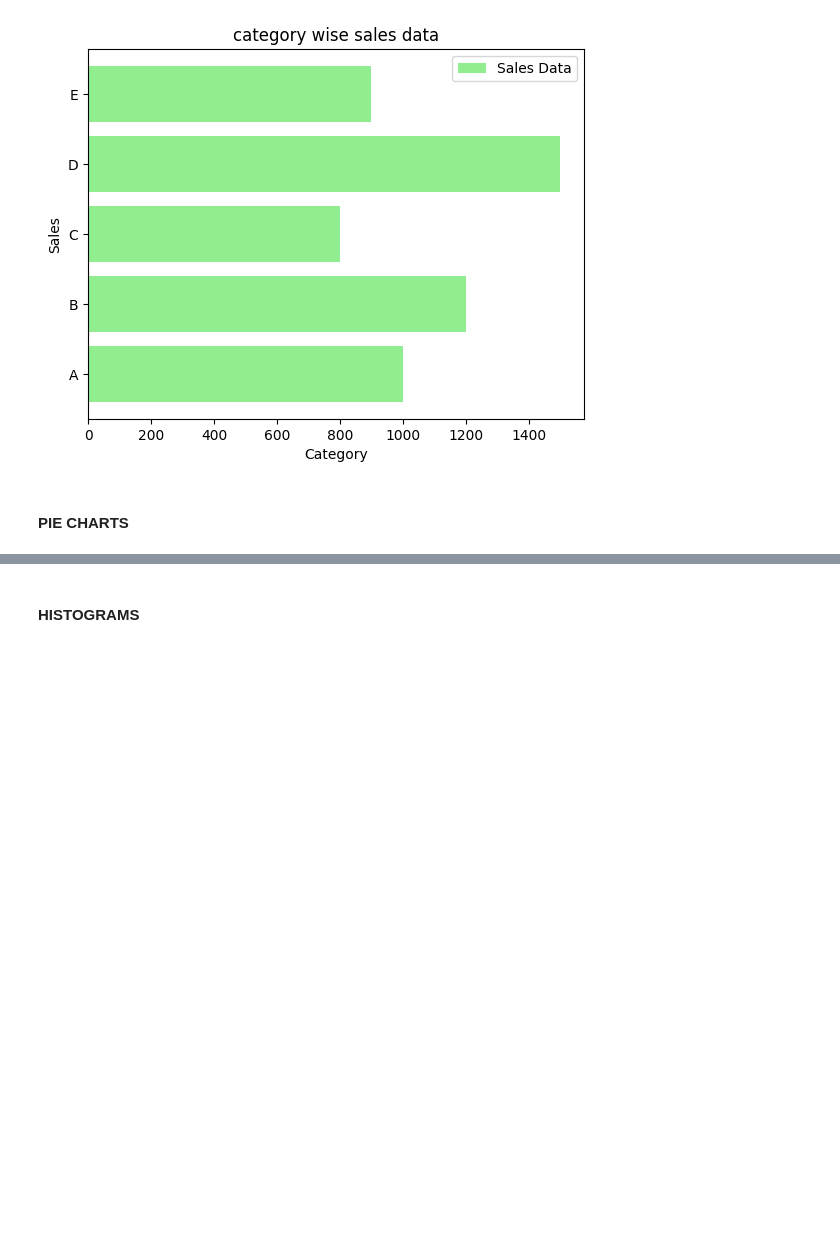
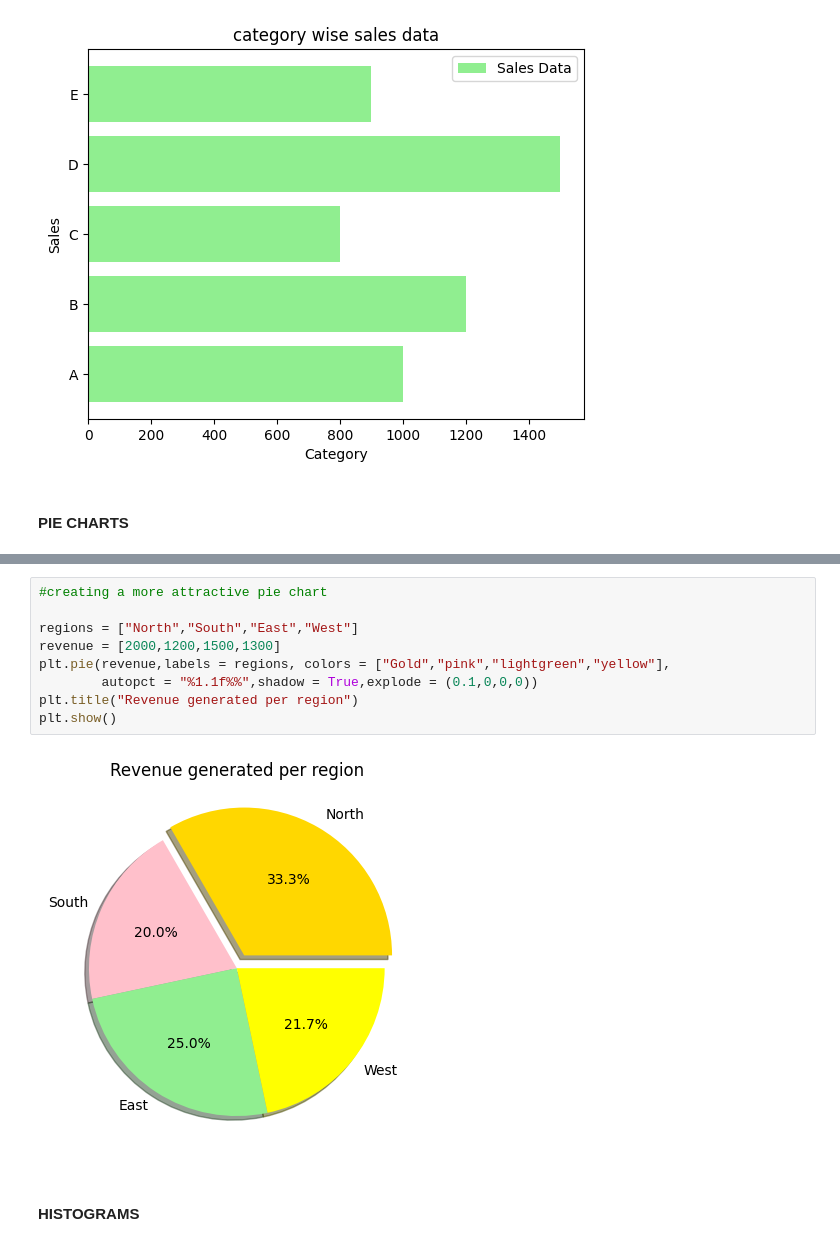
Before and after one commit to Chirag-DATA/Python_Learnings, a Jupyter notebook: LIBRARIES/Matplotlib/pyplot.ipynb, the cells around one changed output, grey strips where cells are left out. Saved outputs shown, nothing was run; the diff lists cells and outputs as text; blank space fills up the shorter version.

```diff
--- a/LIBRARIES/Matplotlib/pyplot.ipynb
+++ b/LIBRARIES/Matplotlib/pyplot.ipynb
@@ -83,6 +82,17 @@ plt.title("Revenue generated per region")
 plt.show()
 # %% [output]
 [figure]
+# %%
+#creating a more attractive pie chart
+
+regions = ["North","South","East","West"]
+revenue = [2000,1200,1500,1300]
+plt.pie(revenue,labels = regions, colors = ["Gold","pink","lightgreen","yellow"],
+        autopct = "%1.1f%%",shadow = True,explode = (0.1,0,0,0))
+plt.title("Revenue generated per region")
+plt.show()
+# %% [output]
+[figure, added]
 # %% [markdown]
 #### HISTOGRAMS
 # %%
```
Also changed, not shown: parts of 1 cell of this notebook, 3 other files.
